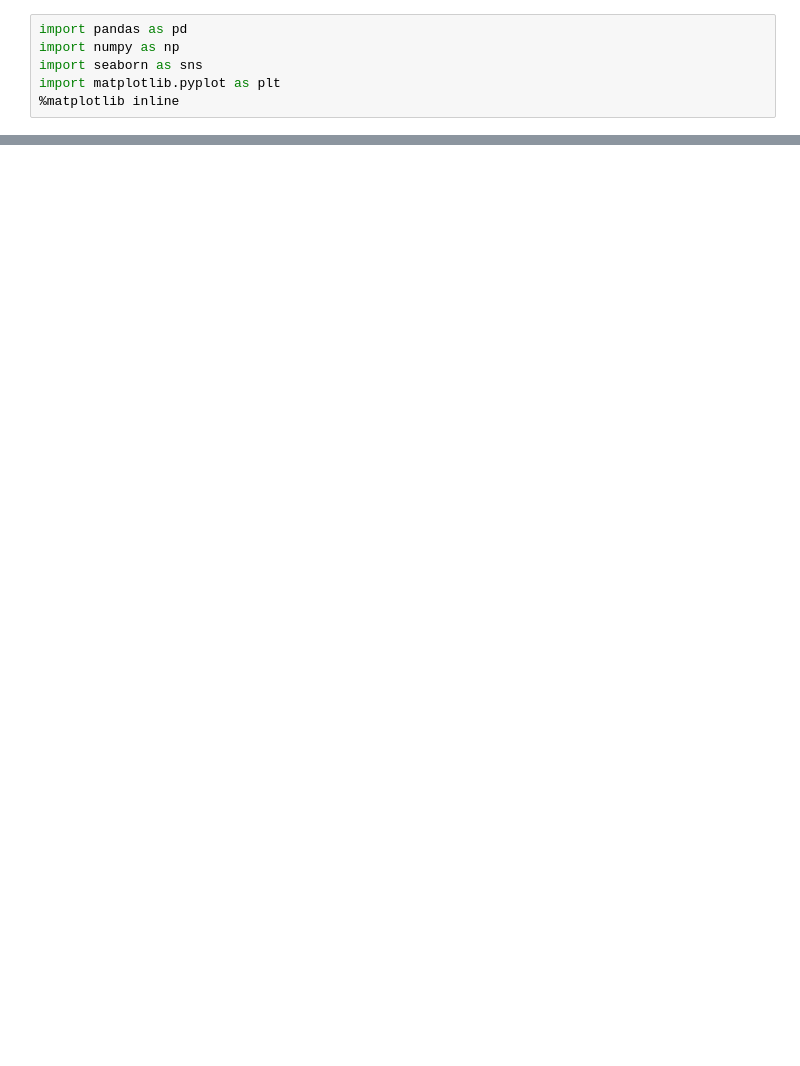
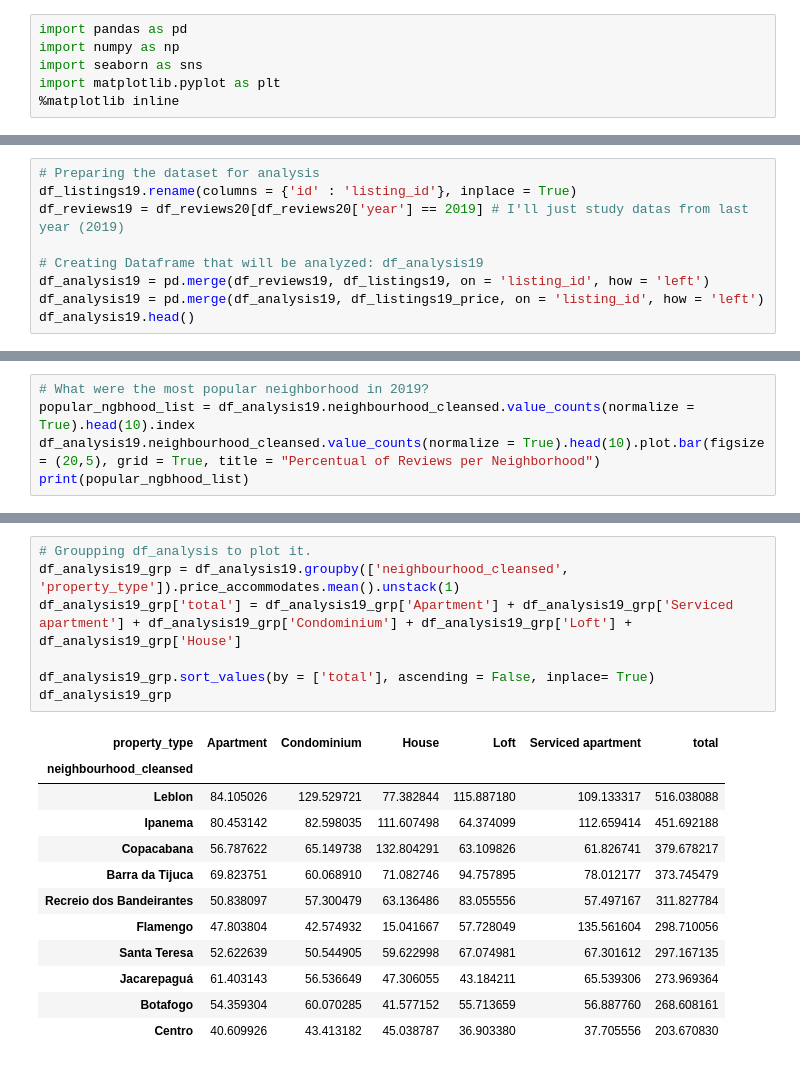
Before and after one commit to MarceloArrais/udacity-datascientist-nanodegree, a Jupyter notebook: rio-de-janeiro-airbnb/rio-de-janeiro.ipynb, the cells around one changed output, grey strips where cells are left out. Saved outputs shown, nothing was run; the diff lists cells and outputs as text; blank space fills up the shorter version.

```diff
--- a/rio-de-janeiro-airbnb/rio-de-janeiro.ipynb
+++ b/rio-de-janeiro-airbnb/rio-de-janeiro.ipynb
@@ -368,0 +133,9 @@ df_ngbhood_grp
+# %%
+# Preparing the dataset for analysis
+df_listings19.rename(columns = {'id' : 'listing_id'}, inplace = True)
+df_reviews19 = df_reviews20[df_reviews20['year'] == 2019] # I'll just study datas from last year (2019)
+
+# Creating Dataframe that will be analyzed: df_analysis19
+df_analysis19 = pd.merge(df_reviews19, df_listings19, on = 'listing_id', how = 'left')
+df_analysis19 = pd.merge(df_analysis19, df_listings19_price, on = 'listing_id', how = 'left')
+df_analysis19.head()
@@ -368,0 +149,5 @@ df_ngbhood_grp
+# %%
+# What were the most popular neighborhood in 2019?
+popular_ngbhood_list = df_analysis19.neighbourhood_cleansed.value_counts(normalize = True).head(10).index
+df_analysis19.neighbourhood_cleansed.value_counts(normalize = True).head(10).plot.bar(figsize = (20,5), grid = True, title = "Percentual of Reviews per Neighborhood")
+print(popular_ngbhood_list)
@@ -369 +180,21 @@ df_ngbhood_grp
+# %%
+# Groupping df_analysis to plot it.
+df_analysis19_grp = df_analysis19.groupby(['neighbourhood_cleansed', 'property_type']).price_accommodates.mean().unstack(1)
+df_analysis19_grp['total'] = df_analysis19_grp['Apartment'] + df_analysis19_grp['Serviced apartment'] + df_analysis19_grp['Condominium'] + df_analysis19_grp['Loft'] + df_analysis19_grp['House']
+
+df_analysis19_grp.sort_values(by = ['total'], ascending = False, inplace= True)
+df_analysis19_grp
+# %% [output]
+| property_type | Apartment | Condominium | House | Loft | Serviced apartment | total |
+| neighbourhood_cleansed |  |  |  |  |  |  |
+| Leblon | 84.105026 | 129.529721 | 77.382844 | 115.887180 | 109.133317 | 516.038088 |
+| Ipanema | 80.453142 | 82.598035 | 111.607498 | 64.374099 | 112.659414 | 451.692188 |
+| Copacabana | 56.787622 | 65.149738 | 132.804291 | 63.109826 | 61.826741 | 379.678217 |
+| Barra da Tijuca | 69.823751 | 60.068910 | 71.082746 | 94.757895 | 78.012177 | 373.745479 |
+| Recreio dos Bandeirantes | 50.838097 | 57.300479 | 63.136486 | 83.055556 | 57.497167 | 311.827784 |
+| Flamengo | 47.803804 | 42.574932 | 15.041667 | 57.728049 | 135.561604 | 298.710056 |
+| Santa Teresa | 52.622639 | 50.544905 | 59.622998 | 67.074981 | 67.301612 | 297.167135 |
+| Jacarepaguá | 61.403143 | 56.536649 | 47.306055 | 43.184211 | 65.539306 | 273.969364 |
+| Botafogo | 54.359304 | 60.070285 | 41.577152 | 55.713659 | 56.887760 | 268.608161 |
+| Centro | 40.609926 | 43.413182 | 45.038787 | 36.903380 | 37.705556 | 203.670830 |
 # %%
```
Also changed, not shown: parts of 35 cells of this notebook.
